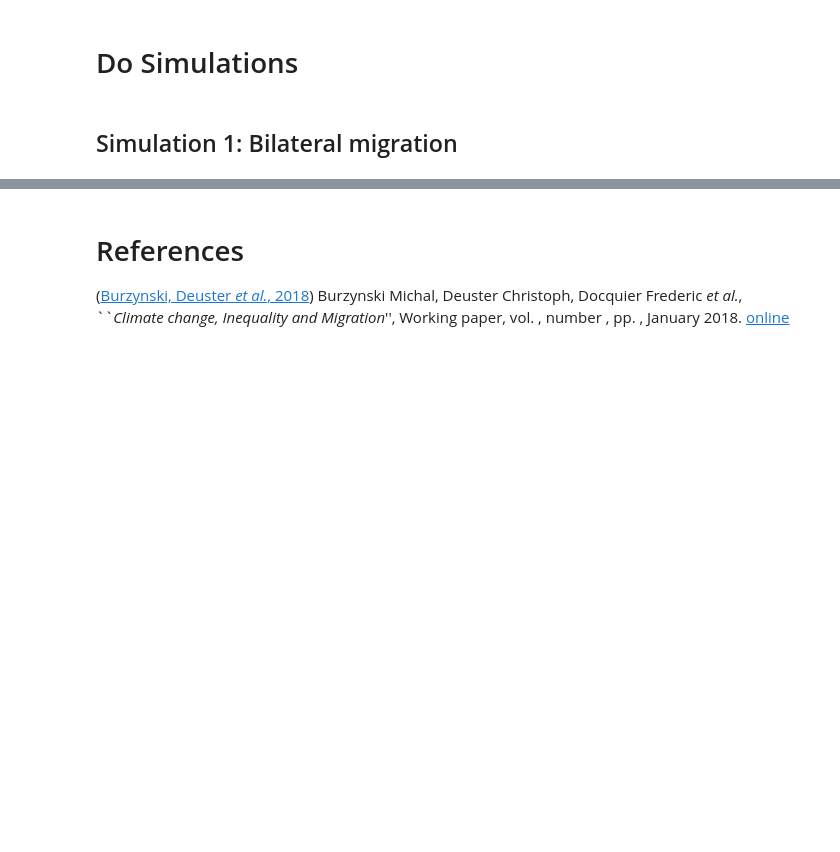
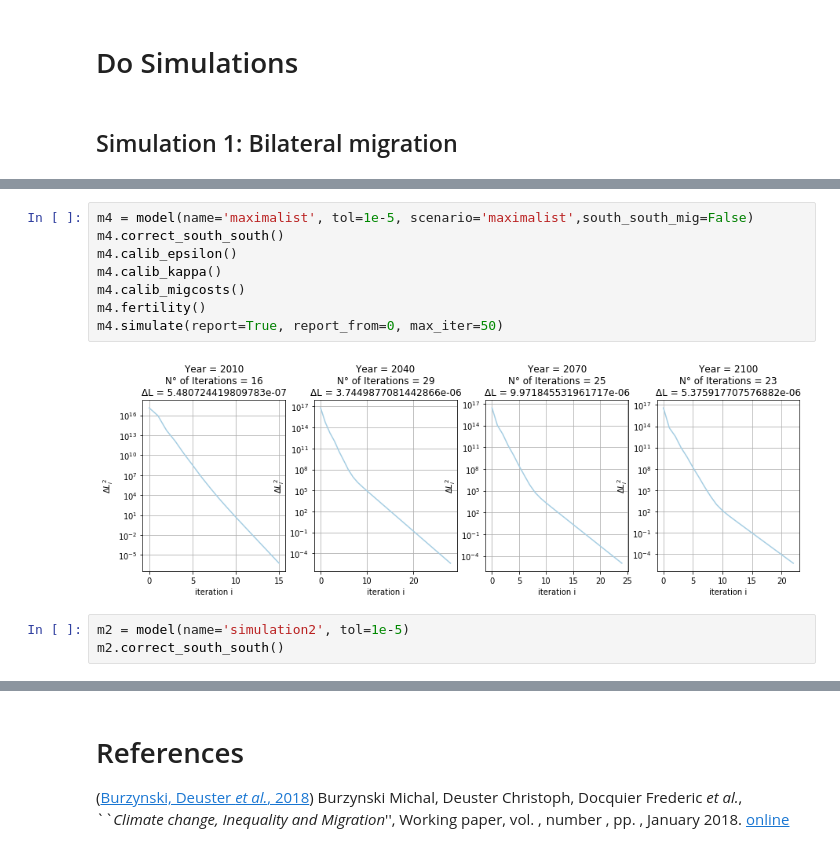
Before and after one commit to hscheewel/GeographyOfClimateMigration, a Jupyter notebook: Model.ipynb, the cells around one changed output, grey strips where cells are left out. Saved outputs shown, nothing was run; the diff lists cells and outputs as text; blank space fills up the shorter version.

```diff
--- a/Model.ipynb
+++ b/Model.ipynb
@@ -1135,0 +847,13 @@ plot_scatters(size=10)
+# %%
+m4 = model(name='maximalist', tol=1e-5, scenario='maximalist',south_south_mig=False)
+m4.correct_south_south()
+m4.calib_epsilon()
+m4.calib_kappa()
+m4.calib_migcosts()
+m4.fertility()
+m4.simulate(report=True, report_from=0, max_iter=50)
+# %% [output]
+[figure, added]
+# %%
+m2 = model(name='simulation2', tol=1e-5)
+m2.correct_south_south()
```
Also changed, not shown: parts of 42 cells of this notebook.
